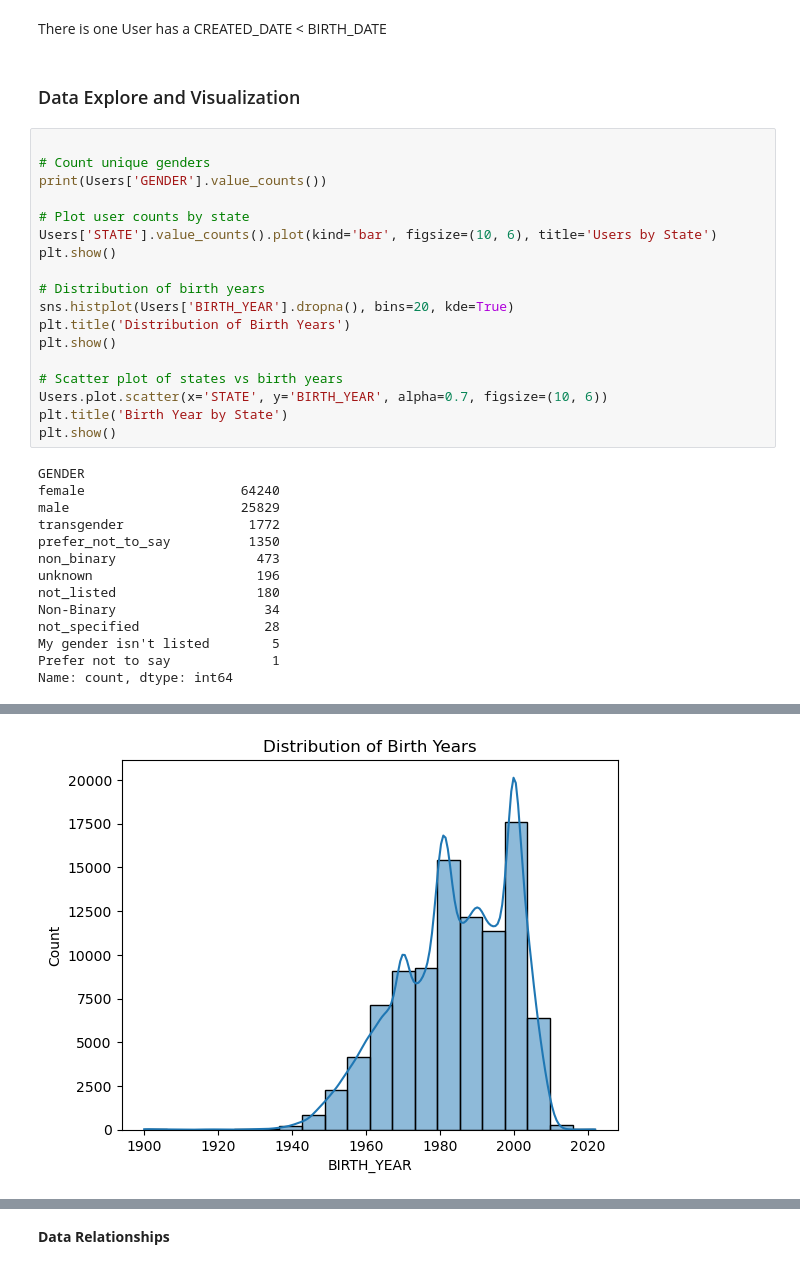
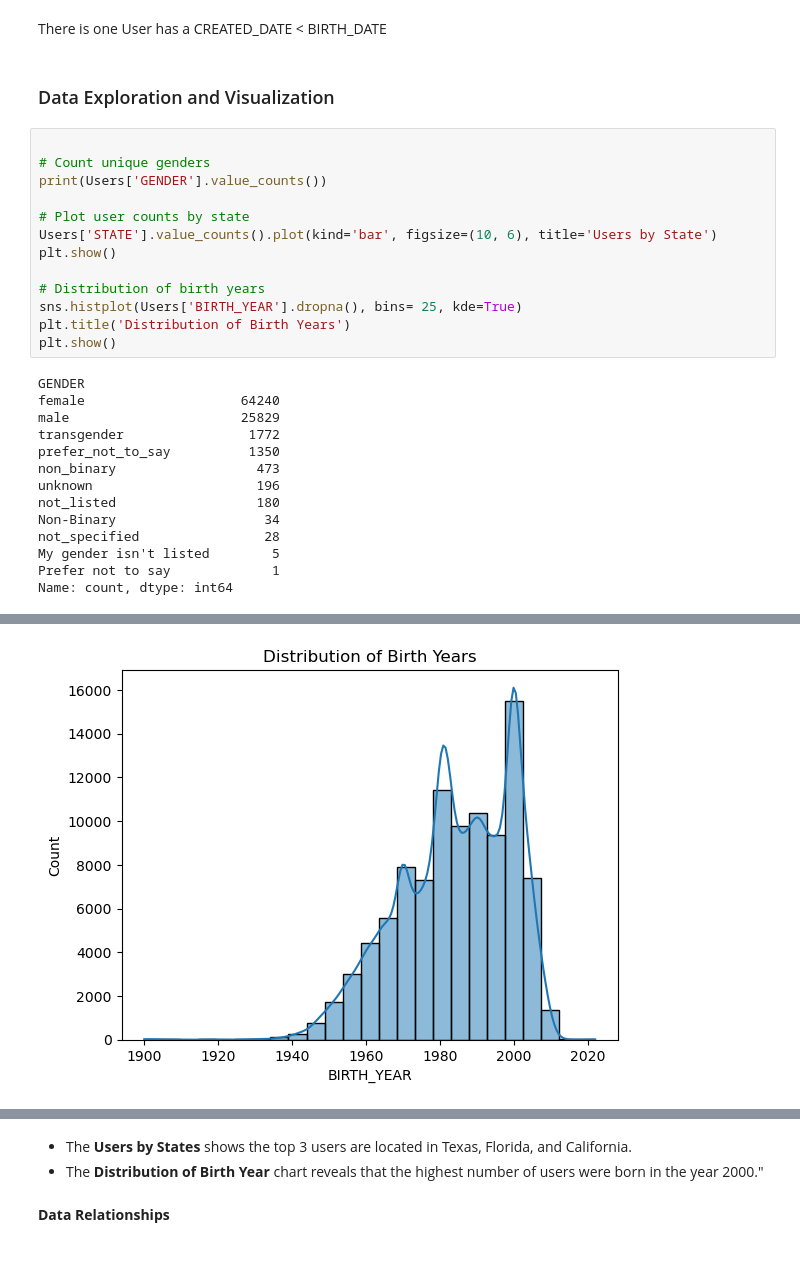
Before and after one commit to tpycrystal/Fetch_Rewards, a Jupyter notebook: Users_DataQuality.ipynb, the cells around one changed output, grey strips where cells are left out. Cells and saved outputs as stored; diff of their text form.

```diff
--- a/Users_DataQuality.ipynb
+++ b/Users_DataQuality.ipynb
@@ -122,7 +125,7 @@ print(invalid_dates)
 # %% [markdown]
 There is one User has a CREATED_DATE < BIRTH_DATE
 # %% [markdown]
-### Data Explore and Visualization
+### Data Exploration and Visualization
 # %%
 
 # Count unique genders
@@ -133,14 +136,9 @@ Users['STATE'].value_counts().plot(kind='bar', figsize=(10, 6), title='Users by
 plt.show()
 
 # Distribution of birth years
-sns.histplot(Users['BIRTH_YEAR'].dropna(), bins=20, kde=True)
+sns.histplot(Users['BIRTH_YEAR'].dropna(), bins= 25, kde=True)
 plt.title('Distribution of Birth Years')
 plt.show()
-
-# Scatter plot of states vs birth years
-Users.plot.scatter(x='STATE', y='BIRTH_YEAR', alpha=0.7, figsize=(10, 6))
-plt.title('Birth Year by State')
-plt.show()
 # %% [output]
 GENDER
 female                    64240
@@ -159 +157 @@ Name: count, dtype: int64
-[figure, old version]
+[figure, new version]
@@ -161,2 +158,5 @@ Name: count, dtype: int64
+# %% [markdown]
+- The **Users by States** shows the top 3 users are located in Texas, Florida, and California.
+- The **Distribution of Birth Year** chart reveals that the highest number of users were born in the year 2000."
 # %% [markdown]
 **Data Relationships**
```
Also changed, not shown: parts of 6 cells of this notebook.
